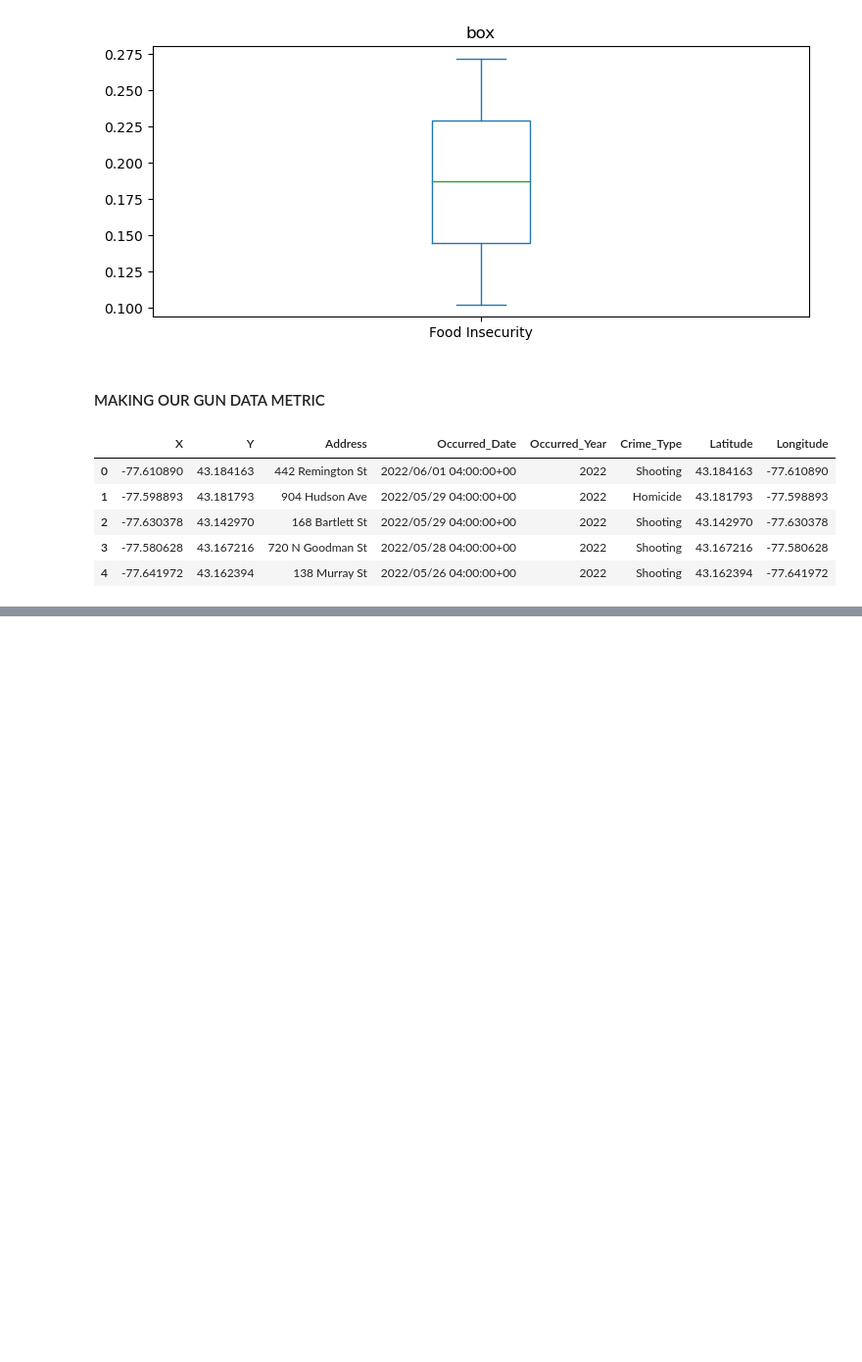
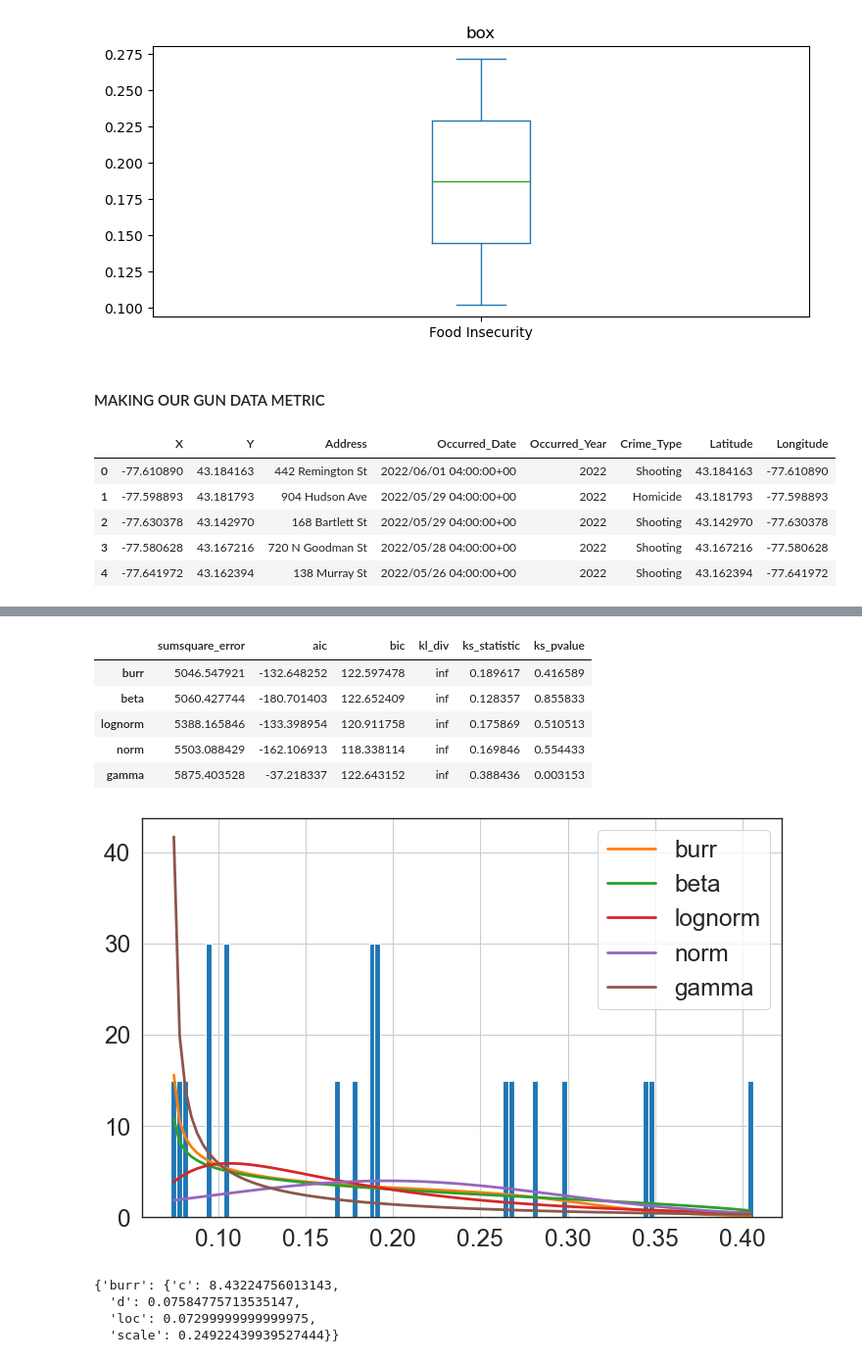
Before and after one commit to javac0f/RocGunHungerEda, a Jupyter notebook: jared_try.ipynb, the cells around one changed output, grey strips where cells are left out. Shown at 98% size. Cells and saved outputs as stored; diff of their text form; code cells hidden in the pictures; blank space fills up the shorter version.

```diff
--- a/jared_try.ipynb
+++ b/jared_try.ipynb
@@ -266,0 +341,32 @@ gun_count = gun_data.groupby(["Zip_code"])["X"].count().reset_index(name="count"
+# %%
+# FIT THE DISTRIBUTION
+sns.set_style('white')
+sns.set_context("paper", font_scale = 2)
+sns.displot(data=hunger_data, x="Food Insecurity", kind="hist", bins = 100, aspect = 1.5)
+
+Food_Insecurity = hunger_data["Food Insecurity"].values
+
+f = Fitter(Food_Insecurity,
+           distributions=['gamma',
+                          'lognorm',
+                          "beta",
+                          "burr",
+                          "norm"])
+f.fit()
+f.summary()
+# %% [output]
+|  | sumsquare_error | aic | bic | kl_div | ks_statistic | ks_pvalue |
+| burr | 5046.547921 | -132.648252 | 122.597478 | inf | 0.189617 | 0.416589 |
+| beta | 5060.427744 | -180.701403 | 122.652409 | inf | 0.128357 | 0.855833 |
+| lognorm | 5388.165846 | -133.398954 | 120.911758 | inf | 0.175869 | 0.510513 |
+| norm | 5503.088429 | -162.106913 | 118.338114 | inf | 0.169846 | 0.554433 |
+| gamma | 5875.403528 | -37.218337 | 122.643152 | inf | 0.388436 | 0.003153 |
+[figure, added]
+# %%
+# FIND THE BEST FITTED DISTRIBUTION
+f.get_best(method = 'sumsquare_error')
+# %% [output]
+{'burr': {'c': 8.43224756013143,
+  'd': 0.07584775713535147,
+  'loc': 0.07299999999999975,
+  'scale': 0.24922439939527444}}
```
Also changed, not shown: parts of 5 cells of this notebook.
